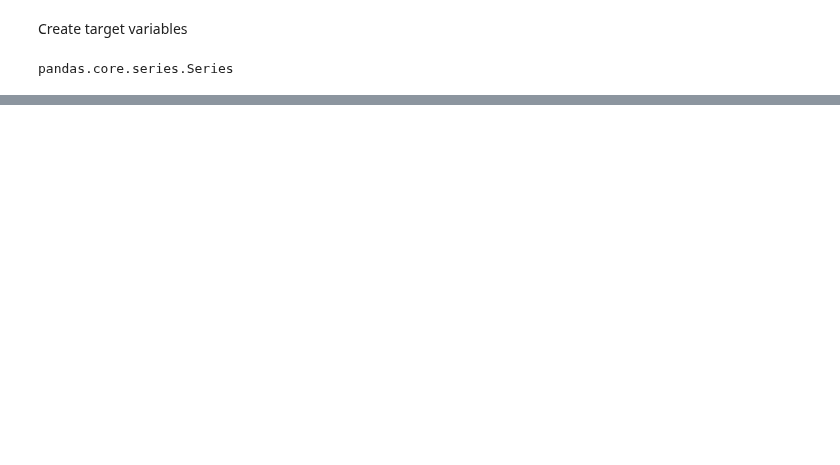
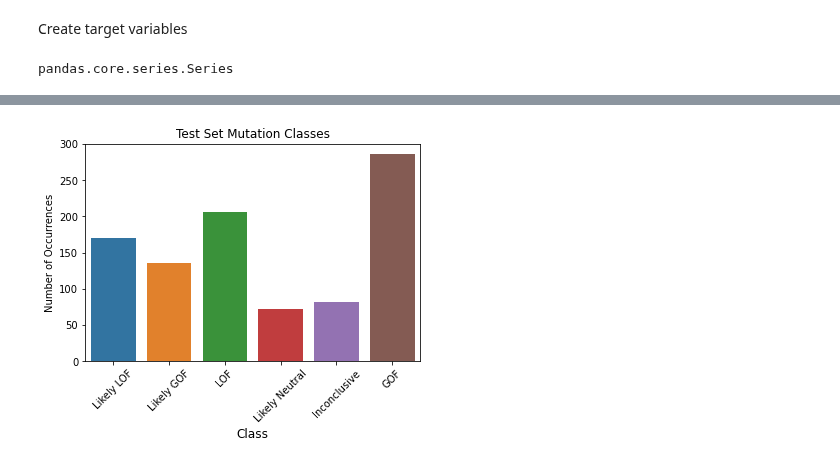
Before and after one commit to Shredder42/mutations, a Jupyter notebook: analysis.ipynb, the cells around one changed output, grey strips where cells are left out. Cells and saved outputs as stored; diff of their text form; code cells hidden in the pictures; blank space fills up the shorter version.

```diff
--- a/analysis.ipynb
+++ b/analysis.ipynb
@@ -261,0 +304,5 @@ KeyError: 'Class_1'
+# %%
+classes_plot(y_test, 'Test Set Mutation Classes')
+plt.savefig('img/test_set_mutation_classes')
+# %% [output]
+[figure, added]
```
Also changed, not shown: parts of 82 cells of this notebook, 7 other files.
